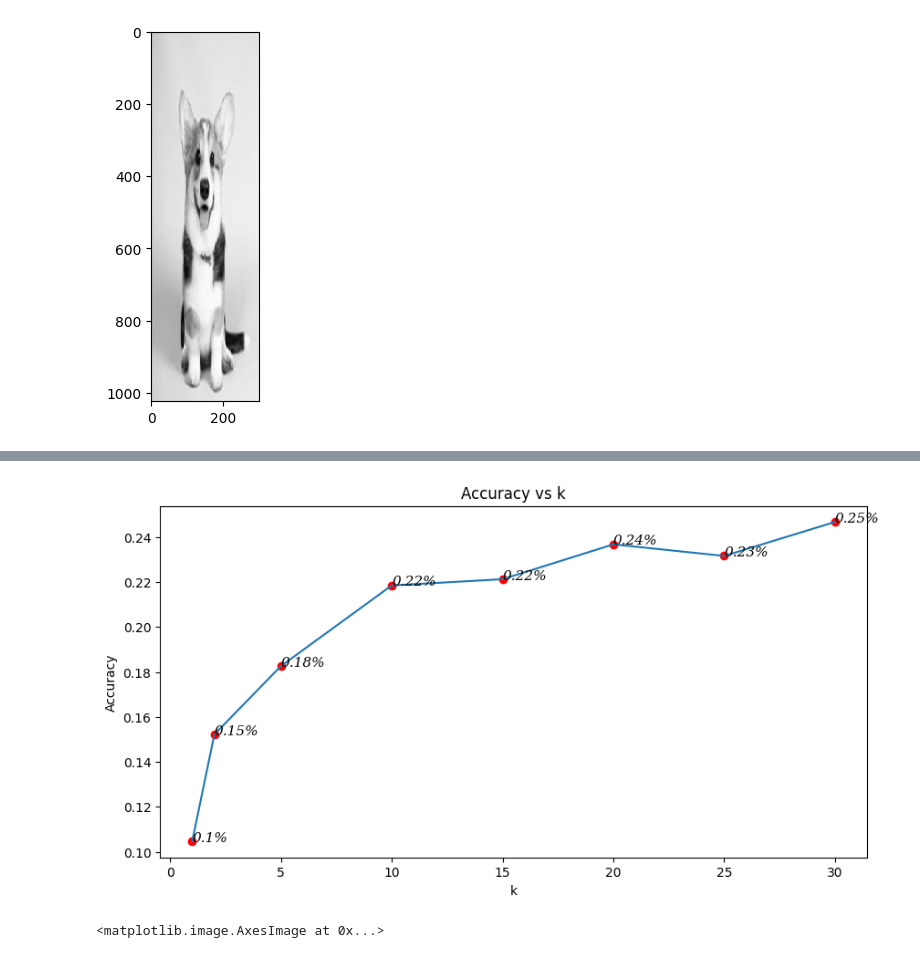
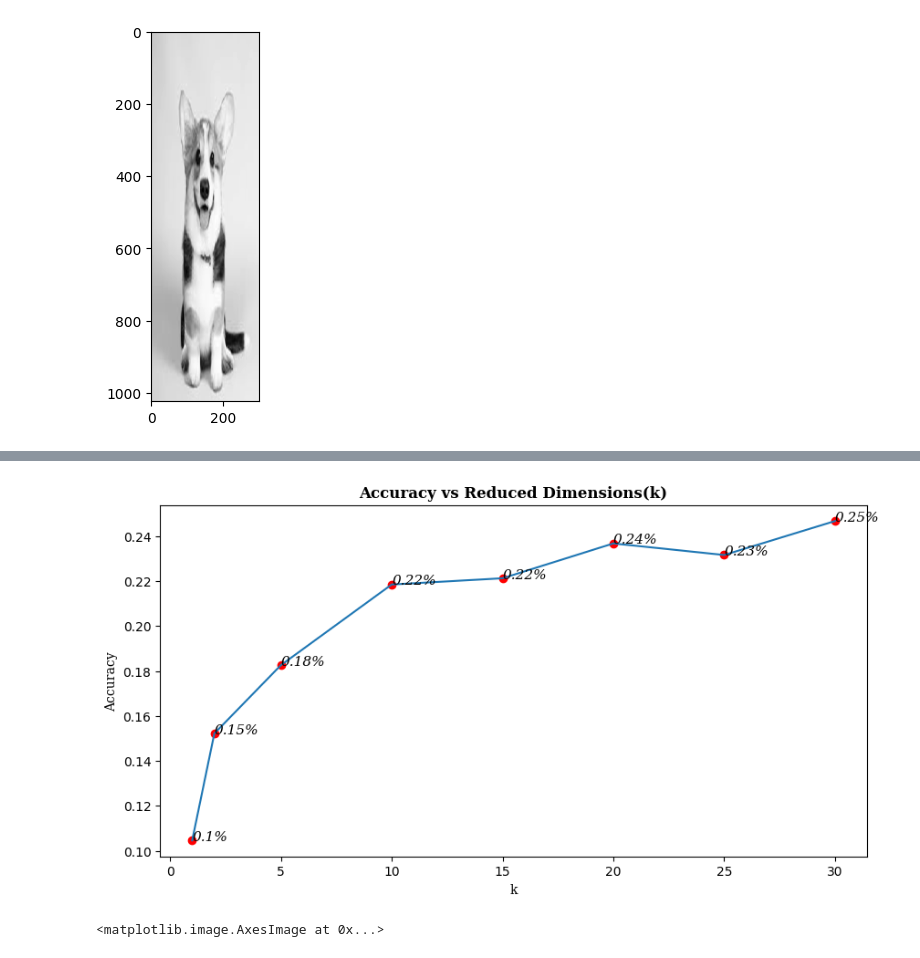
Before and after one commit to Hit2737/CS328_Intro_to_Data_Science_Project, a Jupyter notebook: file1.ipynb, the cells around one changed output, grey strips where cells are left out. Cells and saved outputs as stored; diff of their text form; code cells hidden in the pictures.

```diff
--- a/file1.ipynb
+++ b/file1.ipynb
@@ -271,13 +271,13 @@ Row 1000 completed
 # %%
 plt.figure(figsize=(10,5))
 plt.plot(ks, Acc)
 plt.scatter(ks, Acc, color='red', marker='o')
 for i in range(len(ks)):
     plt.text(ks[i], Acc[i], f'{round(Acc[i],2)}%', fontdict={'color':'black','size':11,'family':'serif','style':'italic','stretch':'normal','variant':'normal','wrap':True})
-plt.xlabel('k')
-plt.ylabel('Accuracy')
-plt.title('Accuracy vs k')
+plt.xlabel('k',fontdict={'color':'black','family':'serif'})
+plt.ylabel('Accuracy',fontdict={'color':'black','family':'serif'})
+plt.title('Accuracy vs Reduced Dimensions(k)', fontdict={'color':'black','weight':'bold','family':'serif'})
 plt.show()
 # %% [output]
-[figure, old version]
+[figure, new version]
 # %%
```
Also changed, not shown: parts of 7 cells of this notebook.
